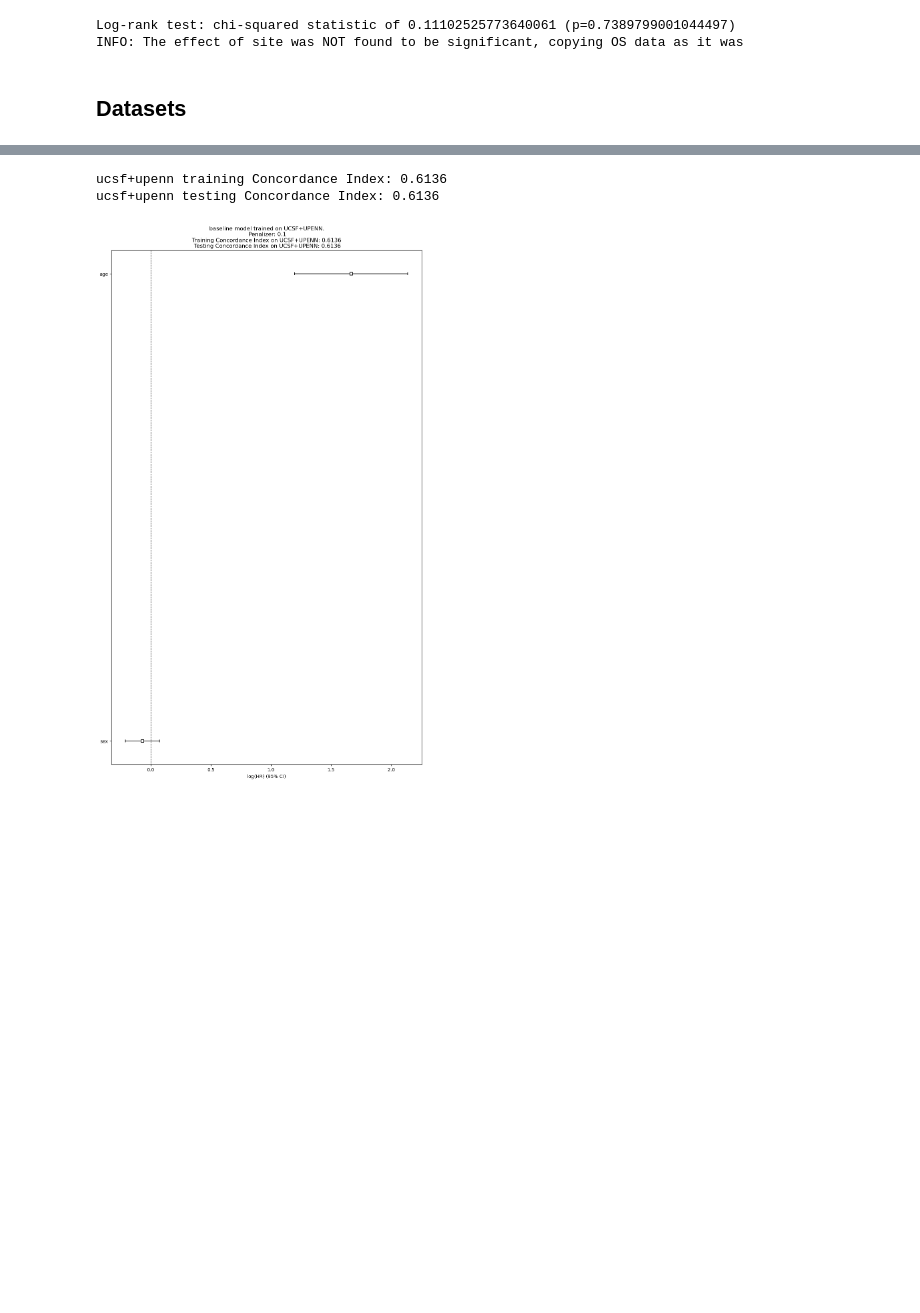
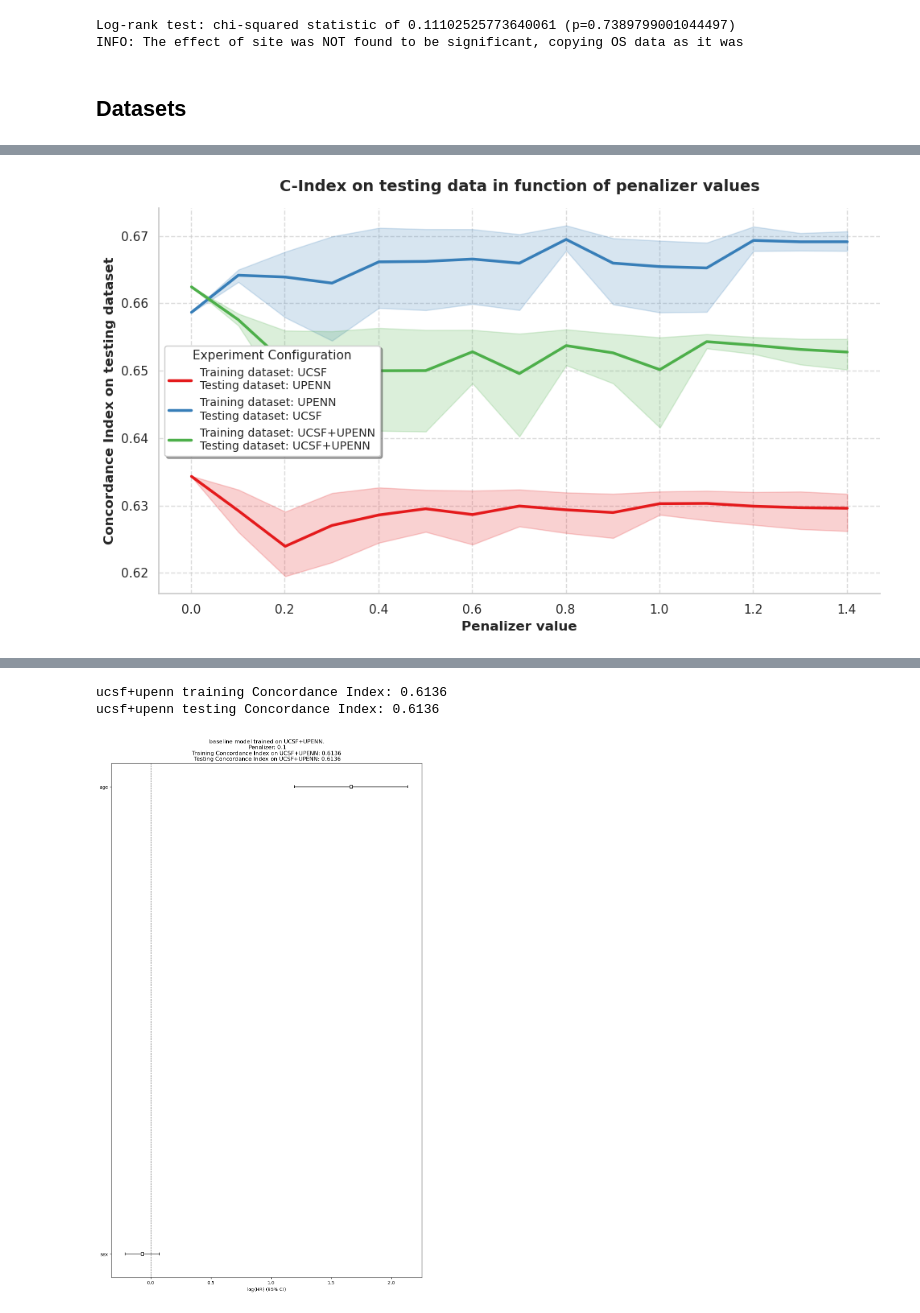
Before and after one commit to basiav/Tractography, a Jupyter notebook: old/csv_saving.ipynb, the cells around one changed output, grey strips where cells are left out. Cells and saved outputs as stored; diff of their text form; code cells hidden in the pictures; blank space fills up the shorter version.

```diff
--- a/old/csv_saving.ipynb
+++ b/old/csv_saving.ipynb
@@ -316,0 +499,33 @@ ucsf+upenn testing Concordance Index: 0.6602
+# %%
+import matplotlib.pyplot as plt
+import seaborn as sns
+
+df['training_testing_configuration'] = "Training dataset: " + df['training_dataset'].str.upper() + "\nTesting dataset: " + df['testing_dataset'].str.upper()
+
+sns.set_theme(style="whitegrid")
+fig, ax = plt.subplots(figsize=(10, 6))
+
+sns.lineplot(
+    data=df,
+    x='penalizer',
+    y='ci_testing',
+    hue='training_testing_configuration',
+    linewidth=2.5,
+    palette='Set1',
+    ax=ax
+)
+
+ax.set_title("C-Index on testing data in function of penalizer values", fontsize=14, fontweight='bold', pad=15)
+ax.set_xlabel("Penalizer value", fontsize=12, fontweight='bold')
+ax.set_ylabel("Concordance Index on testing dataset", fontsize=12, fontweight='bold')
+
+ax.grid(True, which='both', linestyle='--', alpha=0.7)
+
+ax.legend(title="Experiment Configuration", title_fontsize='11', fontsize='10', frameon=True, shadow=True)
+
+sns.despine(ax=ax)
+
+plt.tight_layout()
+plt.show()
+# %% [output]
+[figure, added]
```
Also changed, not shown: parts of 11 cells of this notebook, 1 other file.
